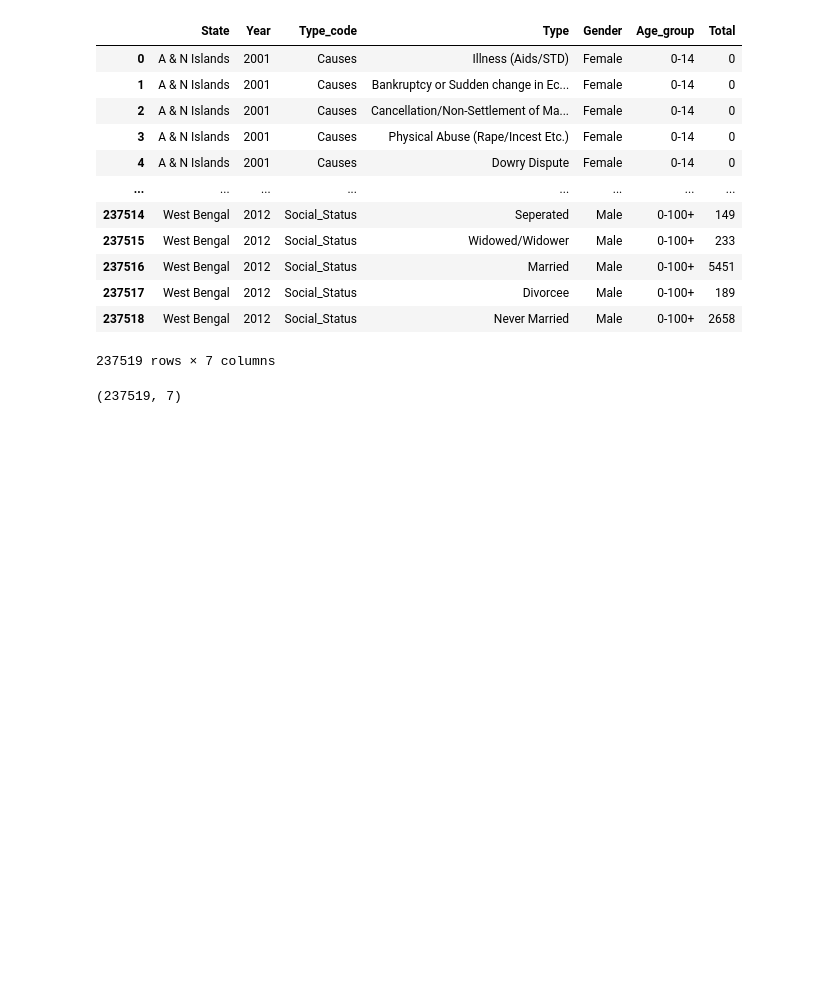
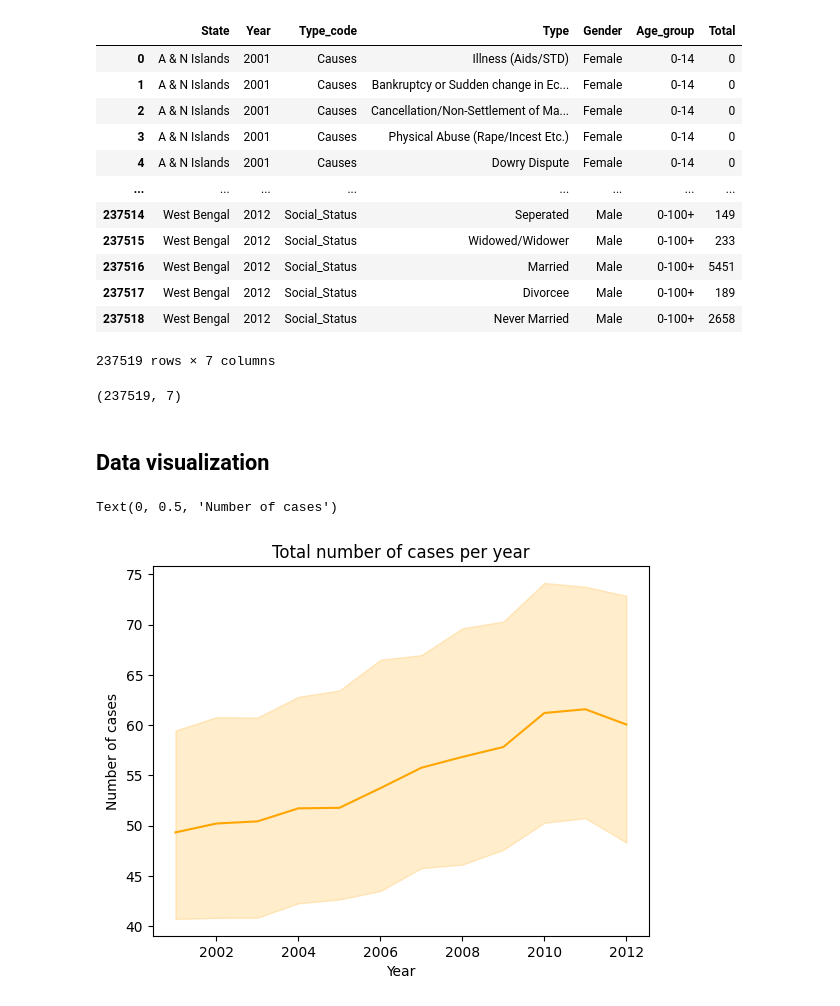
Before and after one commit to renurao1306/SuicideRates-Data-Analysis, a Jupyter notebook: SuicideRates_Data_Analysis.ipynb, the cells around one changed output. Saved outputs shown, nothing was run; the diff lists cells and outputs as text; code cells hidden in the pictures; blank space fills up the shorter version.

```diff
--- a/SuicideRates_Data_Analysis.ipynb
+++ b/SuicideRates_Data_Analysis.ipynb
@@ -157,3 +157,13 @@ df.drop_duplicates()
 df.shape
 # %% [output]
 (237519, 7)
+# %% [markdown]
+## Data visualization
+# %%
+sns.lineplot(data=df, x='Year', y='Total', color='orange')
+plt.title('Total number of cases per year')
+plt.xlabel('Year')
+plt.ylabel('Number of cases')
+# %% [output]
+Text(0, 0.5, 'Number of cases')
+[figure, added]
```
Also changed, not shown: parts of 13 cells of this notebook, 1 other file.
